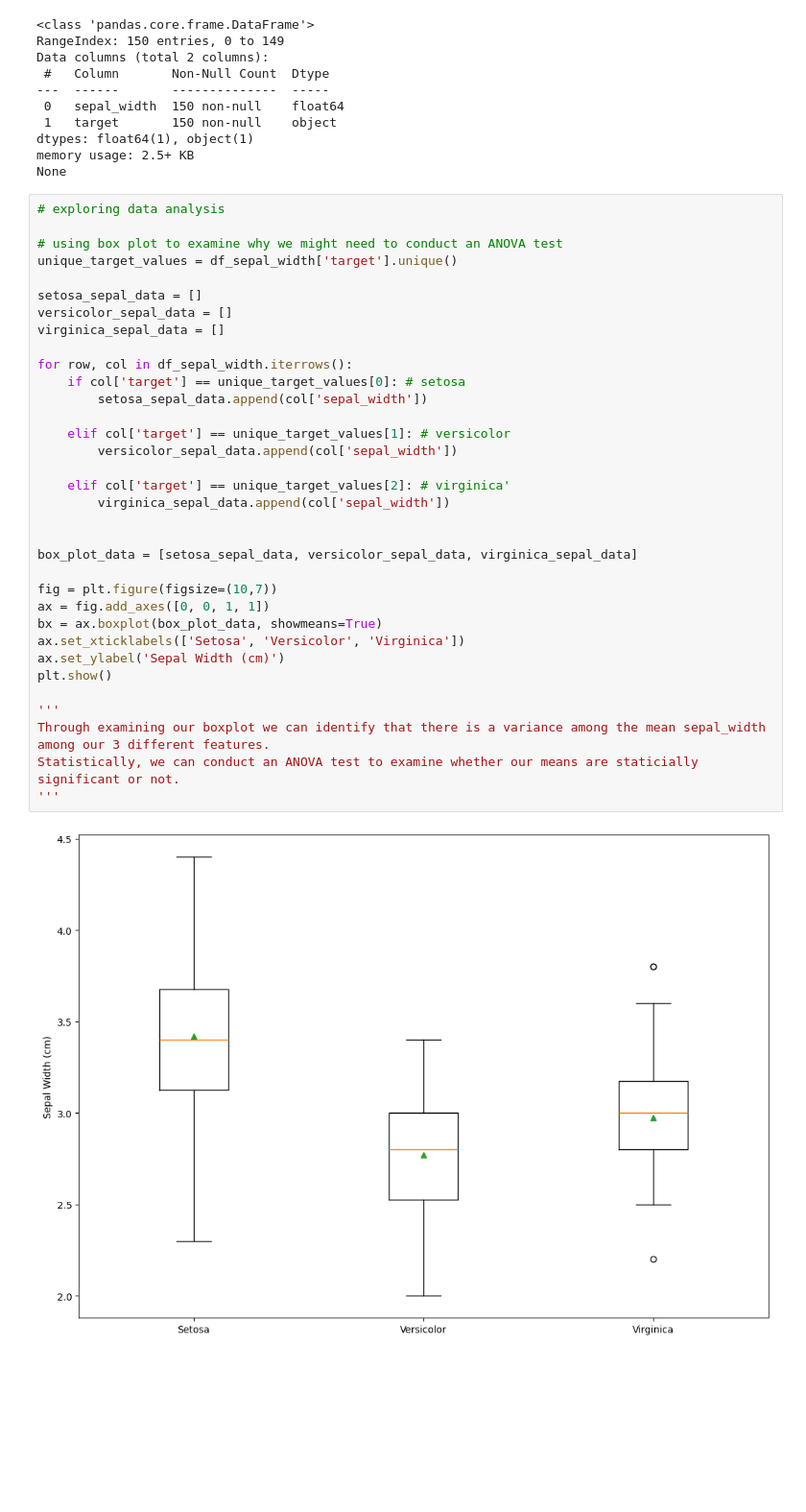
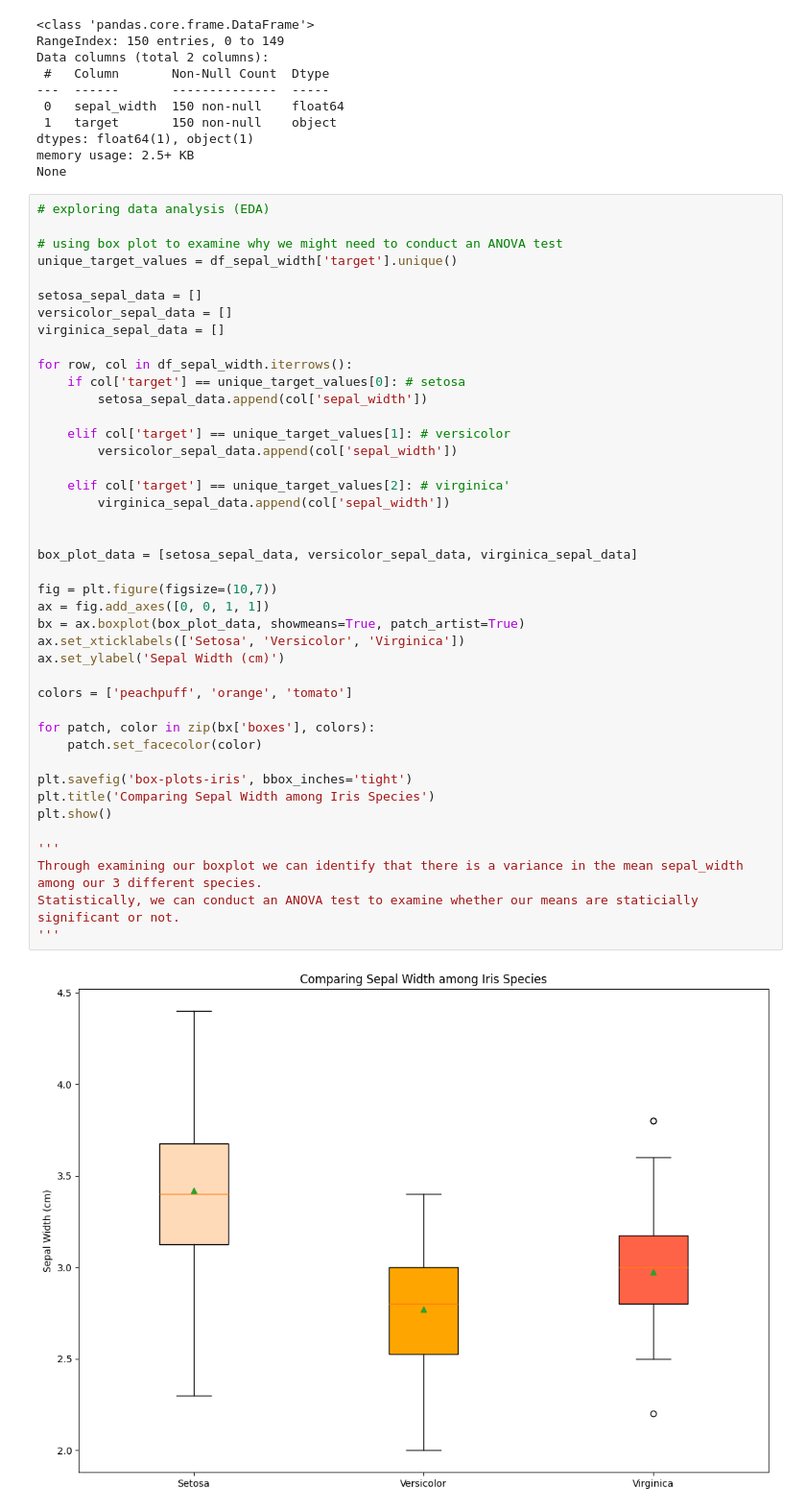
Before and after one commit to aphayes2025/applied-materials-final-inteview, a Jupyter notebook: data-exploration.ipynb, the cells around one changed output. Shown at 96% size. Cells and saved outputs as stored; diff of their text form; blank space fills up the shorter version.

```diff
--- a/data-exploration.ipynb
+++ b/data-exploration.ipynb
@@ -34,40 +34,48 @@ dtypes: float64(1), object(1)
 memory usage: 2.5+ KB
 None
 # %%
-# exploring data analysis
+# exploring data analysis (EDA)
 
 # using box plot to examine why we might need to conduct an ANOVA test
 unique_target_values = df_sepal_width['target'].unique()
 
 setosa_sepal_data = []
 versicolor_sepal_data = []
 virginica_sepal_data = []
 
 for row, col in df_sepal_width.iterrows():
     if col['target'] == unique_target_values[0]: # setosa
         setosa_sepal_data.append(col['sepal_width'])
 
     elif col['target'] == unique_target_values[1]: # versicolor
         versicolor_sepal_data.append(col['sepal_width'])
 
     elif col['target'] == unique_target_values[2]: # virginica'
         virginica_sepal_data.append(col['sepal_width'])
 
 
 box_plot_data = [setosa_sepal_data, versicolor_sepal_data, virginica_sepal_data]
 
 fig = plt.figure(figsize=(10,7))
 ax = fig.add_axes([0, 0, 1, 1])
-bx = ax.boxplot(box_plot_data, showmeans=True)
+bx = ax.boxplot(box_plot_data, showmeans=True, patch_artist=True)
 ax.set_xticklabels(['Setosa', 'Versicolor', 'Virginica'])
 ax.set_ylabel('Sepal Width (cm)')
+
+colors = ['peachpuff', 'orange', 'tomato']
+
+for patch, color in zip(bx['boxes'], colors):
+    patch.set_facecolor(color)
+
+plt.savefig('box-plots-iris', bbox_inches='tight')
+plt.title('Comparing Sepal Width among Iris Species')
 plt.show()
 
 '''
-Through examining our boxplot we can identify that there is a variance among the mean sepal_width among our 3 different features.
+Through examining our boxplot we can identify that there is a variance in the mean sepal_width among our 3 different species.
 Statistically, we can conduct an ANOVA test to examine whether our means are staticially significant or not.
 '''
 # %% [output]
-[figure, old version]
+[figure, new version]
 '\nThrough examining our boxplot we can identify that there is a variance among the mean sepal_width among our 3 different features.\nStatistically, we can conduct an ANOVA test to examine whether our ...
 # %%
```
Also changed, not shown: parts of 3 cells of this notebook, 1 other file.
